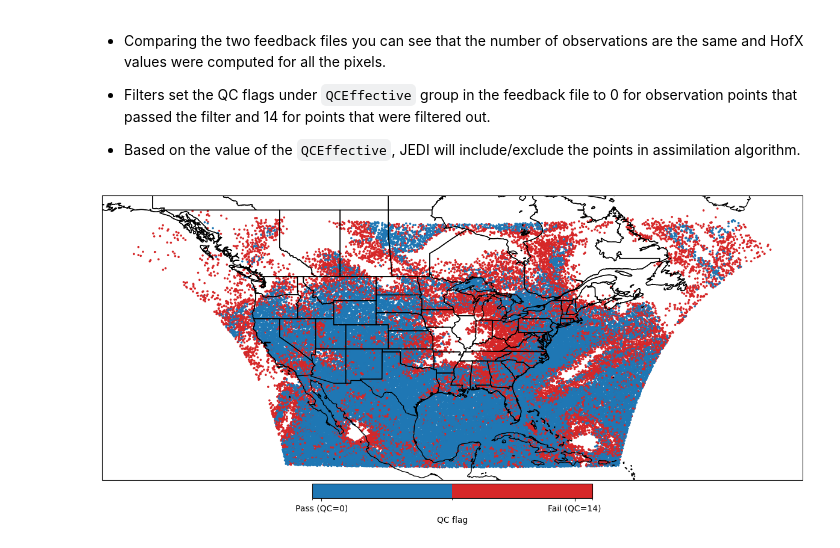
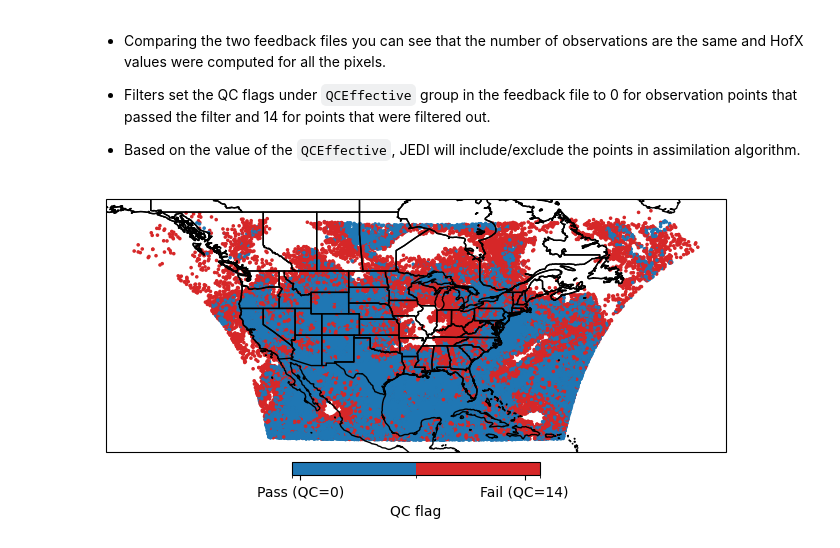
Before and after one commit to mer-a-o/howtojedi, a Jupyter notebook: jedi_trainings/2026_02/lecture2.ipynb, the cells around one changed output. Cells and saved outputs as stored; diff of their text form; code cells hidden in the pictures.

```diff
--- a/jedi_trainings/2026_02/lecture2.ipynb
+++ b/jedi_trainings/2026_02/lecture2.ipynb
@@ -361,7 +361,7 @@ lon = fb_file['MetaData']['longitude']
 time = fb_file['MetaData']['dateTime']
 qc = fb_file['EffectiveQC'][var_name]
 
-fig = plt.figure(figsize=(15, 8))
+fig = plt.figure(figsize=(8, 14))
 ax = plt.axes(projection=ccrs.PlateCarree())
 
 # Define discrete colors
@@ -374,31 +374,31 @@ norm = mcolors.BoundaryNorm(bounds, cmap.N)
 
 
 sc = ax.scatter(
     lon,
     lat,
     c=qc,
     cmap=cmap,
     norm=norm,
     s=10,
     marker='.',
     transform=ccrs.PlateCarree()
 )
 
 ax.add_feature(cfeature.COASTLINE, linewidth=1)
 ax.add_feature(cfeature.STATES, linewidth=1)
 
 cbar = fig.colorbar(
     sc,
     ax=ax,
     orientation='horizontal',
     shrink=0.4,
     ticks=[0, 14],
     pad=0.01
 )
 
 cbar.ax.set_xticklabels(['Pass (QC=0)', 'Fail (QC=14)'])
 cbar.set_label('QC flag')
 
 plt.show()
 # %% [output]
-[figure, old version]
+[figure, new version]
```
Also changed, not shown: parts of 3 cells of this notebook, 3 other files.
